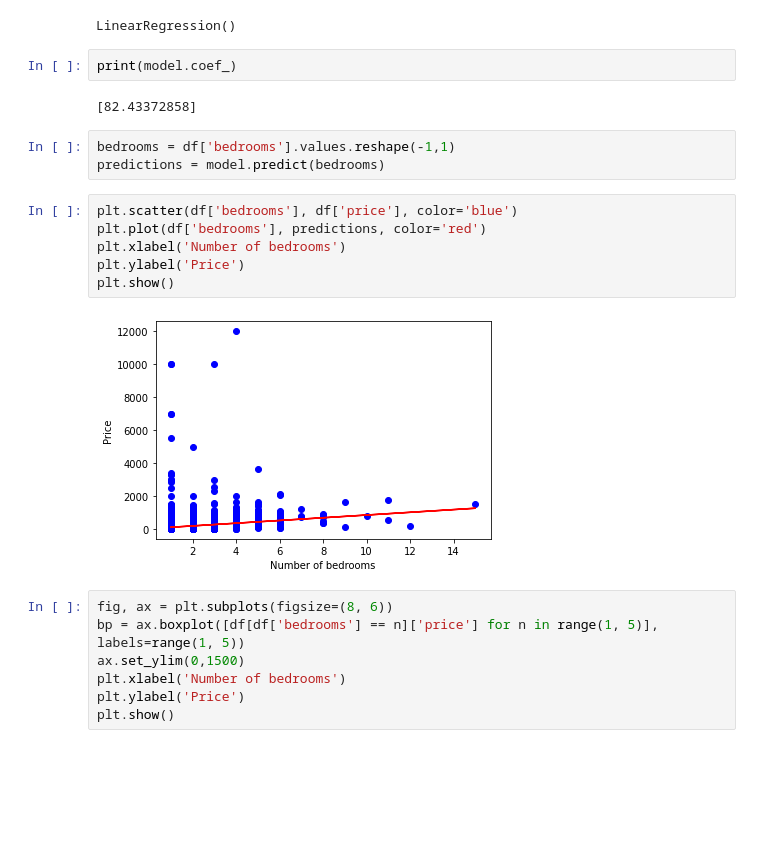
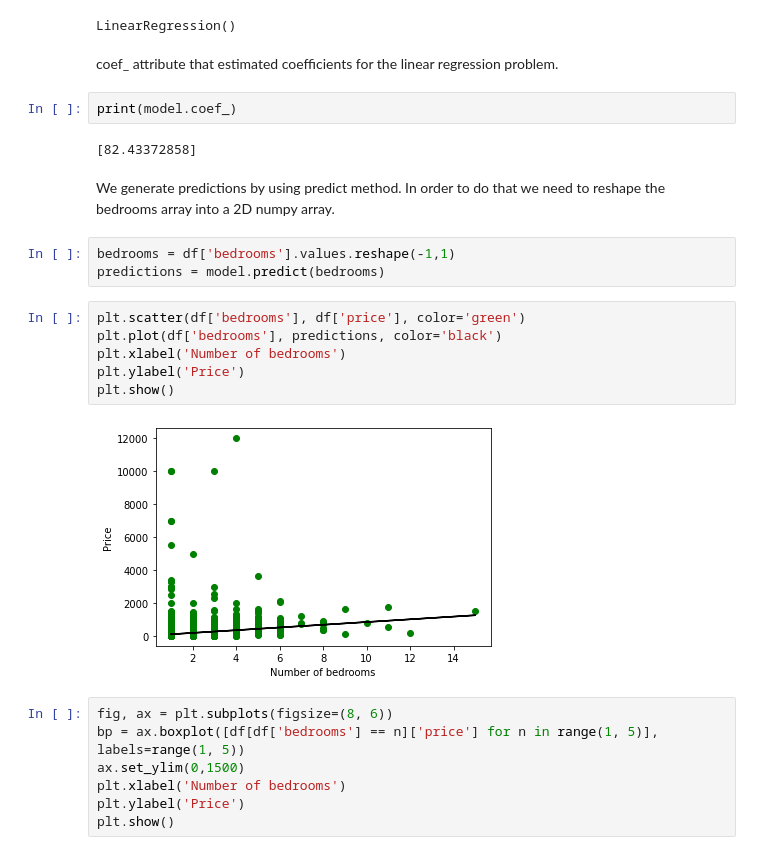
Before and after one commit to Beccacec/FDS-Final-Project, a Jupyter notebook: FDS_final_project_Lorenzo.ipynb, the cells around one changed output. Saved outputs shown, nothing was run; the diff lists cells and outputs as text; blank space fills up the shorter version.

```diff
--- a/FDS_final_project_Lorenzo.ipynb
+++ b/FDS_final_project_Lorenzo.ipynb
@@ -58,21 +62,25 @@ model = LinearRegression()
 model.fit(df['bedrooms'].values.reshape(-1,1), df['price'])
 # %% [output]
 LinearRegression()
+# %% [markdown]
+coef_ attribute that estimated coefficients for the linear regression problem.
 # %%
 print(model.coef_)
 # %% [output]
 [82.43372858]
+# %% [markdown]
+We generate predictions by using predict method. In order to do that we need to reshape the bedrooms array into a 2D numpy array.
 # %%
 bedrooms = df['bedrooms'].values.reshape(-1,1)
 predictions = model.predict(bedrooms)
 # %%
-plt.scatter(df['bedrooms'], df['price'], color='blue')
-plt.plot(df['bedrooms'], predictions, color='red')
+plt.scatter(df['bedrooms'], df['price'], color='green')
+plt.plot(df['bedrooms'], predictions, color='black')
 plt.xlabel('Number of bedrooms')
 plt.ylabel('Price')
 plt.show()
 # %% [output]
-[figure, old version]
+[figure, new version]
 # %%
 fig, ax = plt.subplots(figsize=(8, 6))
 bp = ax.boxplot([df[df['bedrooms'] == n]['price'] for n in range(1, 5)], labels=range(1, 5))
```
Also changed, not shown: parts of 2 cells of this notebook.
